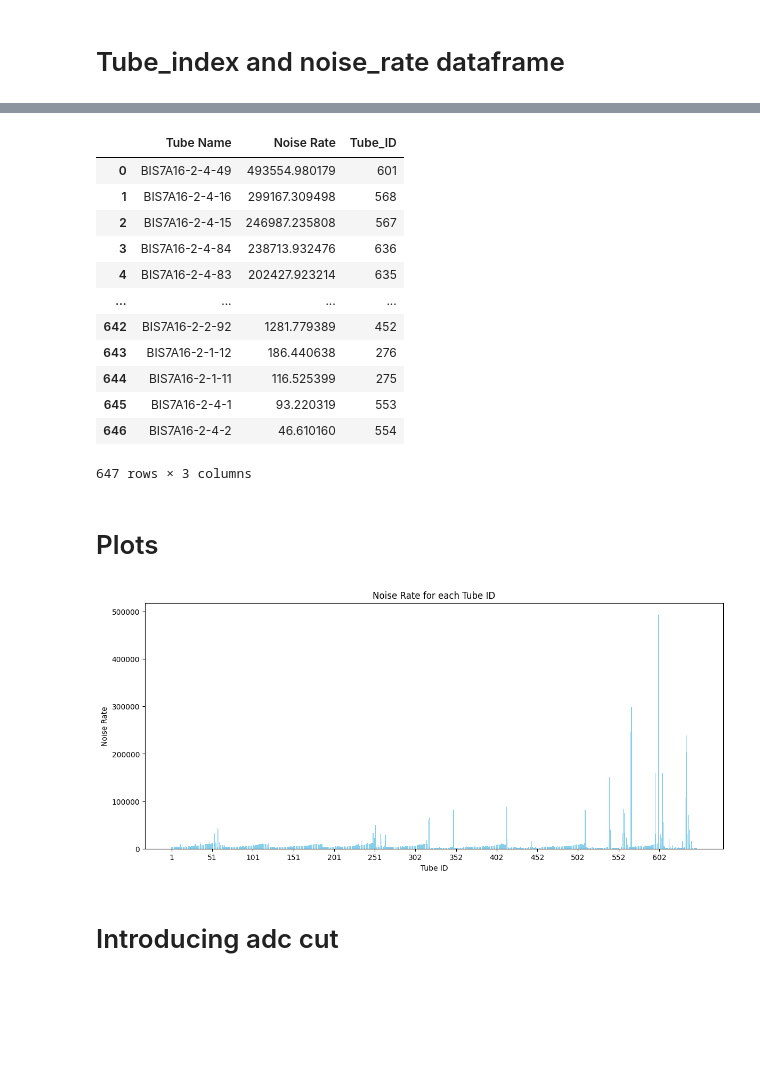
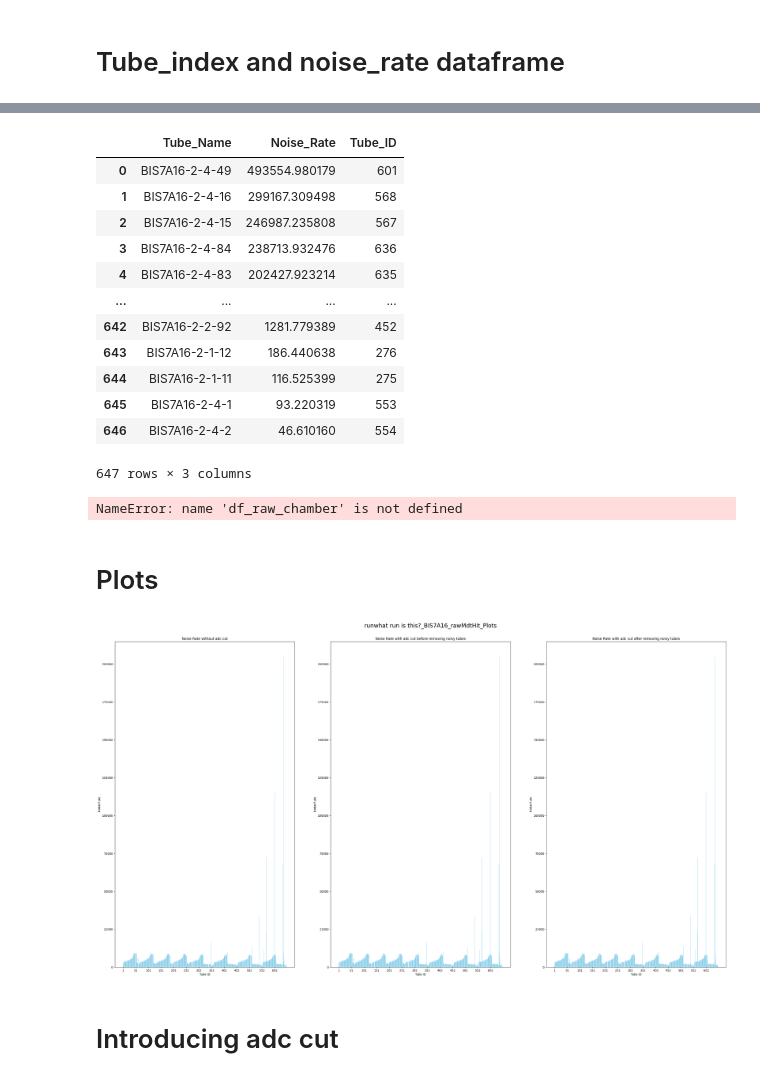
Before and after one commit to ppriyanka8/ATLAS, a Jupyter notebook: BIS7A16.ipynb, the cells around one changed output, grey strips where cells are left out. Cells and saved outputs as stored; diff of their text form; code cells hidden in the pictures; blank space fills up the shorter version.

Commit message:
Cleaned the code a little, defined function for the noise_rate plots

```diff
--- a/BIS7A16.ipynb
+++ b/BIS7A16.ipynb
@@ -95,3 +68,0 @@ entry subentry
-# %%
-df_raw_chamber=df_raw[df_raw['rawMdt_station']=='BIS7A16']
-df_raw_chamber
@@ -181,4 +71,5 @@ tube hit type 21178
 # %%
+#tube_id gives the tube index
 def tube_id(row, chamber):
     # Grab the tube name
     x = row[0]
@@ -191,7 +82,7 @@ def tube_id(row, chamber):
     return (ml_index-1)*chamberlist_run3.MDTnTml(chamber,1) + (ly_index-1)*chamberlist_run3.MDTnTly(chamber,ml_index) + tube_no
 
 act_time_window=1.3*(10**(-6))
-total_evts=33007
+total_evts
 
 #Noise rate
 def noise_rate(df, chamber):
@@ -202,18 +93,22 @@ def noise_rate(df, chamber):
 
     # Recalculate all noise_rates and construct them into a new Series
     noise_rate=tube_hits/(act_time_window*total_evts)
+
     # Convert to dataframe
     noise_rate_df = noise_rate.reset_index()
+
     # Add column names to two columns
     noise_rate_df.columns = ['Tube_Name', 'Noise_Rate']
+
     # Create new column for tube ids and calculate each id inline in the tube_id() function
     noise_rate_df['Tube_ID'] = noise_rate_df.apply(lambda row: tube_id(row, chamber), axis=1)
 
     return noise_rate_df #returns a dataframe
-data=noise_rate(df_raw_chamber,'BIS7A16')
-data
+
+df_noise_rate=noise_rate(df_raw,'BIS7A16')
+df_noise_rate
 # %% [output]
-|  | Tube Name | Noise Rate | Tube_ID |
+|  | Tube_Name | Noise_Rate | Tube_ID |
 | 0 | BIS7A16-2-4-49 | 493554.980179 | 601 |
 | 1 | BIS7A16-2-4-16 | 299167.309498 | 568 |
 | 2 | BIS7A16-2-4-15 | 246987.235808 | 567 |
@@ -226,29 +121,62 @@ data
 | 645 | BIS7A16-2-4-1 | 93.220319 | 553 |
 | 646 | BIS7A16-2-4-2 | 46.610160 | 554 |
 647 rows × 3 columns
+# %%
+adc_cut=50
+df_raw_chamber_with_adc_cut=df_raw_chamber[df_raw_chamber['rawMdt_adc']>adc_cut]
+df_noise_rate_with_adc_cut = df_noise_rate(df_new_adc_cut,'BIS7A16')
+df_noise_rate_with_adc_cut
+# plot_for_noise_rate(extracted_df)
+# %% [output]
+NameError: name 'df_raw_chamber' is not defined
 # %% [markdown]
 # Plots
 # %%
 #Bar Plot
-def plot_for_noise_rate(df):
+def plot_for_noise_rate(df, chamber):
 
-# Ensure that 'tube_id' is sorted if there is a specific order you wish to maintain
-    df_sorted = df.sort_values(by='index', ascending=True)
+    df_raw_chamber = df[df['rawMdt_station']==chamber]
 
-    plt.figure(figsize=(14, 6))  # Set the figure size
+    run='what run is this?'
+    fig,axes = plt.subplots(figsize=(32, 18), nrows = 1, ncols = 3)
+    fig.subplots_adjust(top = 0.93, bottom = 0.05, left =0.02,right =0.95, wspace = 0.2, hspace = 0.2)
+    fig.suptitle('run%s_%s_rawMdtHit_Plots'%(run,chamber), fontsize=20)
+
+    df_noise_rate=noise_rate(df_raw_chamber,'BIS7A16')
+
+#Noise_rate Dataframe with adc_cut
+    adc_cut=50
+    df_raw_chamber_with_adc_cut=df_raw_chamber[df_raw_chamber['rawMdt_adc']>adc_cut]
+    df_noise_rate_with_adc_cut = noise_rate(df_raw_chamber_with_adc_cut,'BIS7A16')
+    # print(df_noise_rate_with_adc_cut)
+#Noise_rate dataframe with adc_cut sorted
+    df_noise_rate_with_adc_cut_sorted = df_noise_rate_with_adc_cut.sort_values(by='Tube_ID', ascending=True)
+    # print(df_noise_rate_with_adc_cut_sorted)
+    # plt.figure(figsize=(14, 6))  # Set the figure size
     alpha_value = 1  # Transparency
 
-    plt.bar(df_sorted['index'].astype(str), df_sorted['Noise_rate'], color='skyblue')
+    axes[0].bar(df_noise_rate['Tube_ID'].astype(str), df_noise_rate_with_adc_cut_sorted['Noise_Rate'], color='skyblue')
 
-    plt.title('Noise Rate for each Tube ID')
-    plt.xlabel('Tube ID')
-    plt.ylabel('Noise Rate')
-    plt.xticks(np.arange(0, len(df_sorted['index'])+1, 50))
-    # plt.xticks(rotation=90)
+    axes[0].set_title('Noise Rate without adc cut')
+    axes[0].set_xlabel('Tube ID')
+    axes[0].set_ylabel('Noise Rate')
+    axes[0].set_xticks(np.arange(0, len(df_noise_rate_with_adc_cut_sorted['Tube_ID'])+1, 50))
+
+    axes[1].bar(df_noise_rate_with_adc_cut_sorted['Tube_ID'].astype(str), df_noise_rate_with_adc_cut_sorted['Noise_Rate'], color='skyblue')
+    axes[1].set_title('Noise Rate with adc cut before removing noisy tubes')
+    axes[1].set_xlabel('Tube ID')
+    axes[1].set_ylabel('Noise Rate')
+    axes[1].set_xticks(np.arange(0, len(df_noise_rate_with_adc_cut_sorted['Tube_ID'])+1, 50))
+
+    axes[2].bar(df_noise_rate_with_adc_cut_sorted['Tube_ID'].astype(str), df_noise_rate_with_adc_cut_sorted['Noise_Rate'], color='skyblue')
+    axes[2].set_title('Noise Rate with adc cut after removing noisy tubes')
+    axes[2].set_xlabel('Tube ID')
+    axes[2].set_ylabel('Noise Rate')
+    axes[2].set_xticks(np.arange(0, len(df_noise_rate_with_adc_cut_sorted['Tube_ID'])+1, 50))
 
     plt.show()
-plot_for_noise_rate(df_new)
+plot_for_noise_rate(df_raw,'BIS7A16')
 # %% [output]
-[figure, old version]
+[figure, new version]
 # %% [markdown]
 # Introducing adc cut
```
Also changed, not shown: parts of 7 cells of this notebook.
